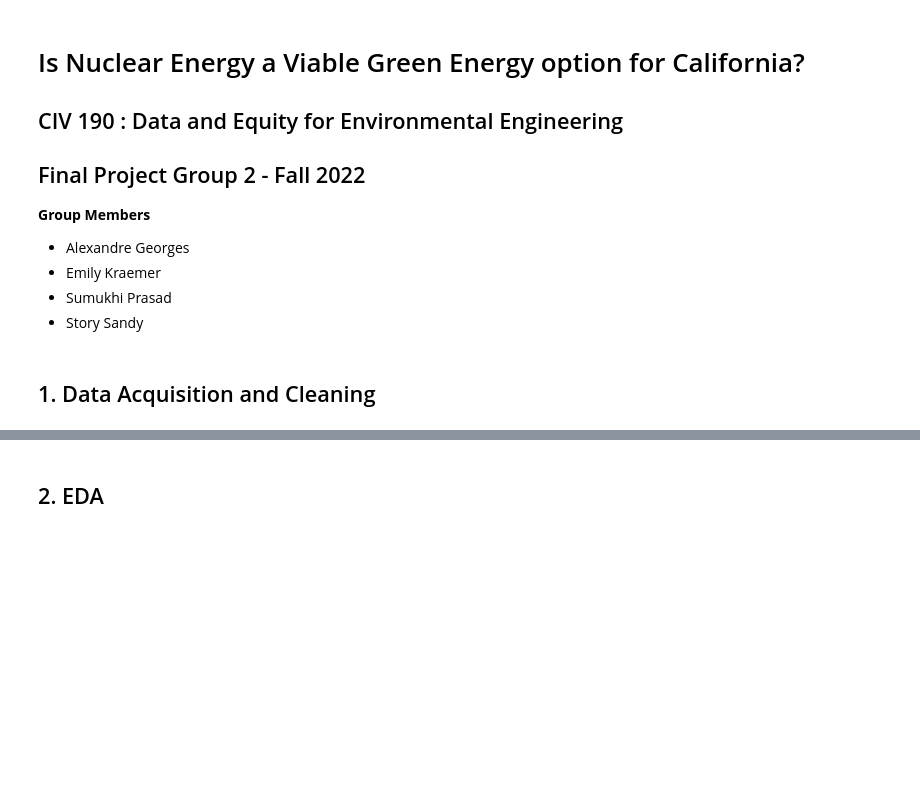
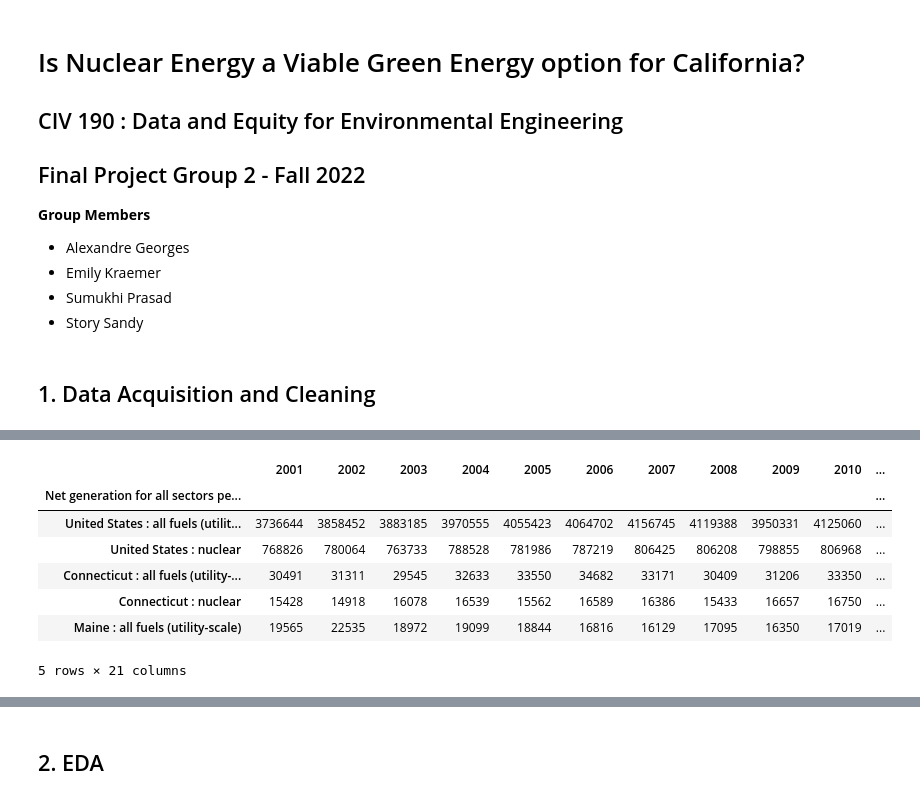
Before and after one commit to AlexandreSeb97/CIV190-Fall22-FinalProject, a Jupyter notebook: analysis_notebook.ipynb, the cells around one changed output, grey strips where cells are left out. Cells and saved outputs as stored; diff of their text form; code cells hidden in the pictures; blank space fills up the shorter version.

```diff
--- a/analysis_notebook.ipynb
+++ b/analysis_notebook.ipynb
@@ -34,6 +34,7 @@ HTML('<style>{}</style>'.format(CSS))
 file1 = 'data/table_1_9A_all.csv'
 file2 = 'data/table_1_9B_all.csv'
 net_generation_file = 'data/Net_generation_for_all_sectors.csv'
+net_generation_states = 'data/Net_generation_for_all_nuclear.csv'
 # %%
 # Dataframe imports from data tables
 
@@ -75,0 +89,16 @@ df1
+# %%
+# Importing Nuclear Net Generation Data
+
+formap_df = pd.read_csv(net_generation_states)
+formap_df = formap_df.dropna(axis='index')
+formap_df = formap_df.set_index('Net generation for all sectors per State')
+formap_df.head()
+# %% [output]
+|  | 2001 | 2002 | 2003 | 2004 | 2005 | 2006 | 2007 | 2008 | 2009 | 2010 | ... |
+| Net generation for all sectors pe... |  |  |  |  |  |  |  |  |  |  | ... |
+| United States : all fuels (utilit... | 3736644 | 3858452 | 3883185 | 3970555 | 4055423 | 4064702 | 4156745 | 4119388 | 3950331 | 4125060 | ... |
+| United States : nuclear | 768826 | 780064 | 763733 | 788528 | 781986 | 787219 | 806425 | 806208 | 798855 | 806968 | ... |
+| Connecticut : all fuels (utility-... | 30491 | 31311 | 29545 | 32633 | 33550 | 34682 | 33171 | 30409 | 31206 | 33350 | ... |
+| Connecticut : nuclear | 15428 | 14918 | 16078 | 16539 | 15562 | 16589 | 16386 | 15433 | 16657 | 16750 | ... |
+| Maine : all fuels (utility-scale) | 19565 | 22535 | 18972 | 19099 | 18844 | 16816 | 16129 | 17095 | 16350 | 17019 | ... |
+5 rows × 21 columns
```
Also changed, not shown: parts of 12 cells of this notebook, 1 other file.
